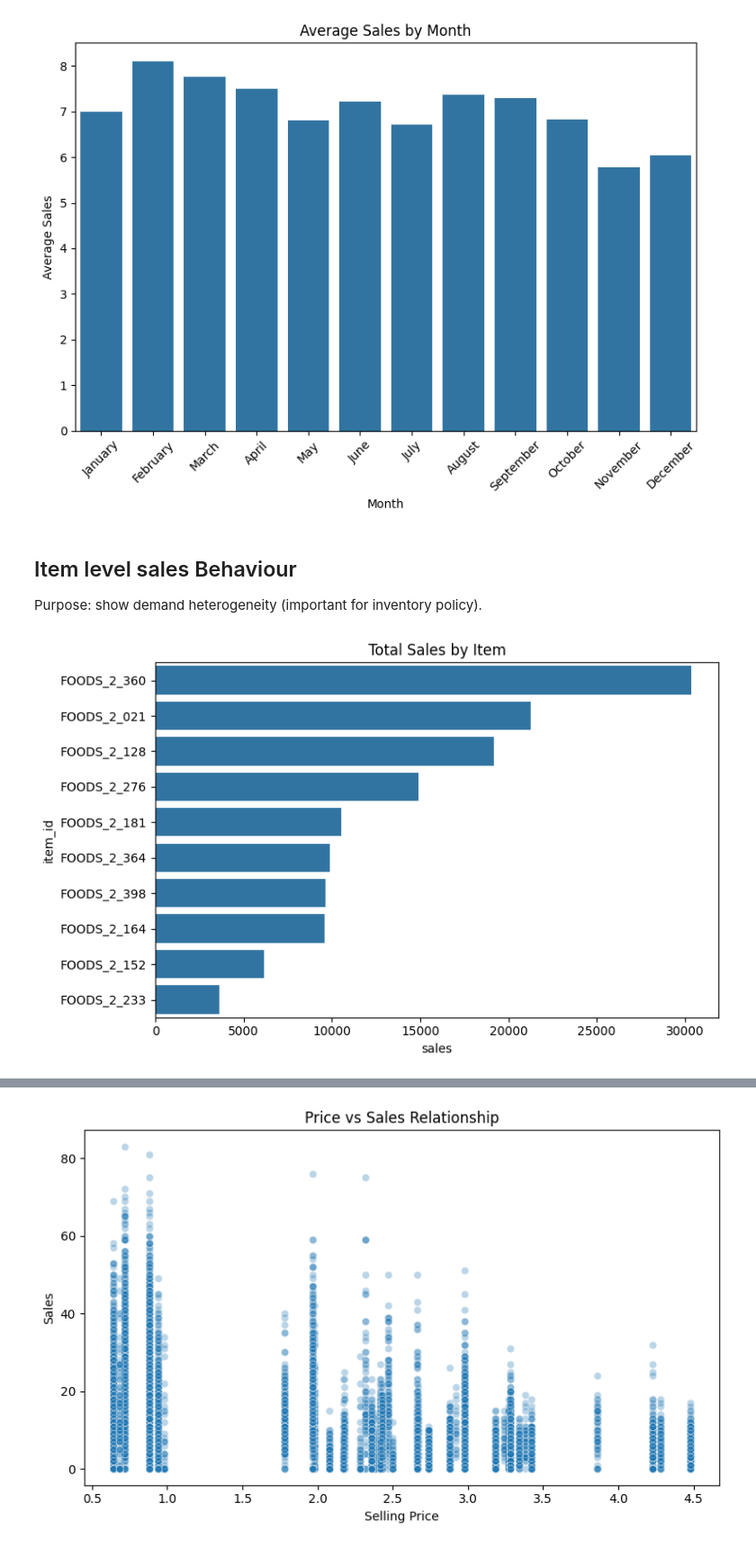
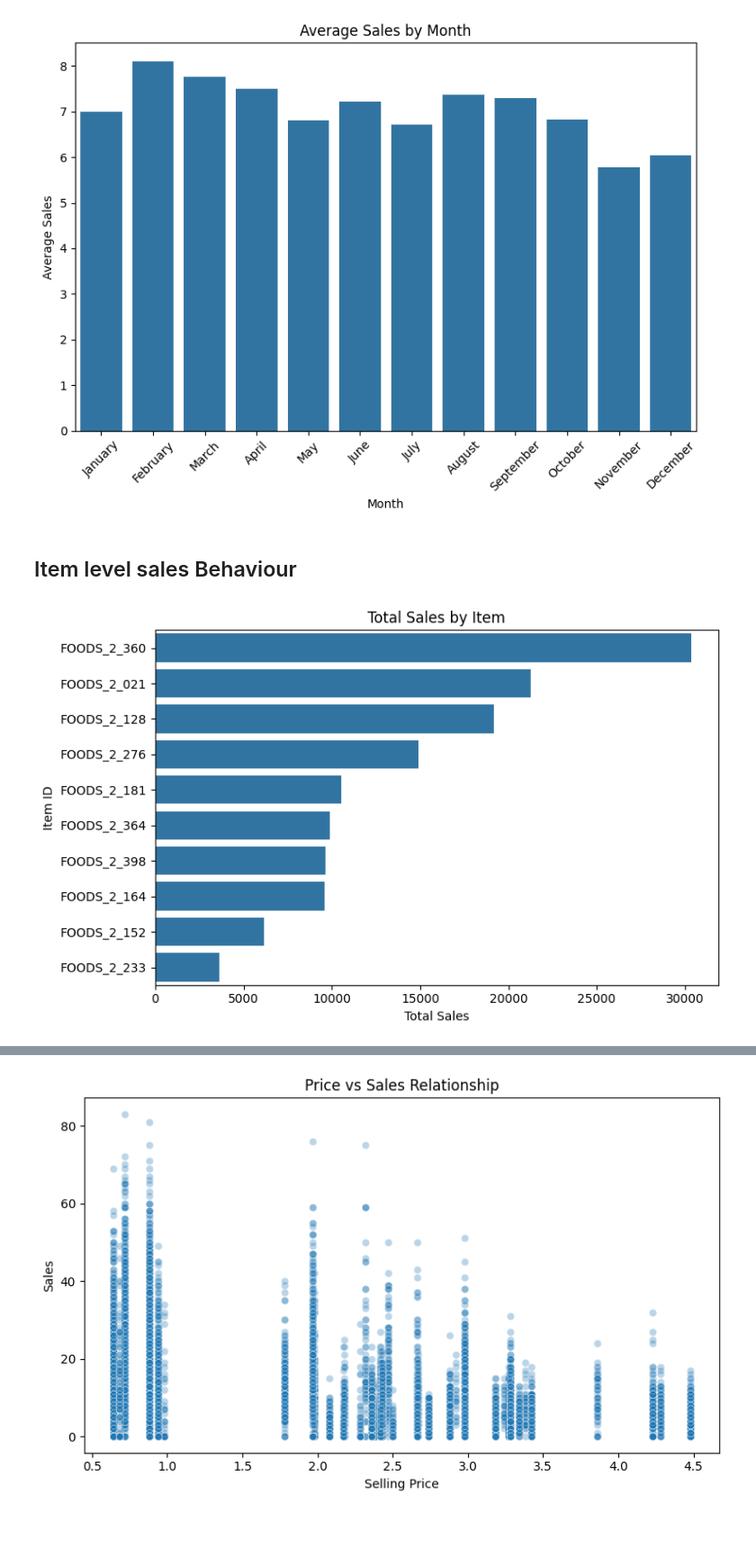
Before and after one commit to MasudRana2406/Integrating-Demand-Forecasting-and-Inventory-Optimization, a Jupyter notebook: Integration_Retail_Demand_Forecasting_&_Inventory_Optimization_Project.ipynb, the cells around one changed output, grey strips where cells are left out. Shown at 90% size. Saved outputs shown, nothing was run; the diff lists cells and outputs as text; code cells hidden in the pictures.

```diff
--- a/Integration_Retail_Demand_Forecasting_&_Inventory_Optimization_Project.ipynb
+++ b/Integration_Retail_Demand_Forecasting_&_Inventory_Optimization_Project.ipynb
@@ -658,21 +667,21 @@ plt.show()
 [figure]
 # %% [markdown]
 ## Item level sales Behaviour
-
-Purpose: show demand heterogeneity (important for inventory policy).
 # %%
 store_sales = Sales_df.groupby('item_id')['sales'].sum().reset_index()
 
 # Sort in descending order before plotting
 store_sales = store_sales.sort_values(by='sales', ascending=False)
 
 plt.figure(figsize=(8,5))
 sns.barplot(x='sales', y='item_id', data=store_sales)
 plt.title('Total Sales by Item')
+plt.xlabel('Total Sales')
+plt.ylabel('Item ID')
 plt.savefig("/content/drive/MyDrive/2nd Year/Semester A/Data Science Project/Generated Graph & Table/total sales by item.png")
 plt.tight_layout()
 plt.show()
 # %% [output]
-[figure, old version]
+[figure, new version]
 # %% [markdown]
 ## Price Effect Analysis
```
Also changed, not shown: parts of 79 cells of this notebook.
